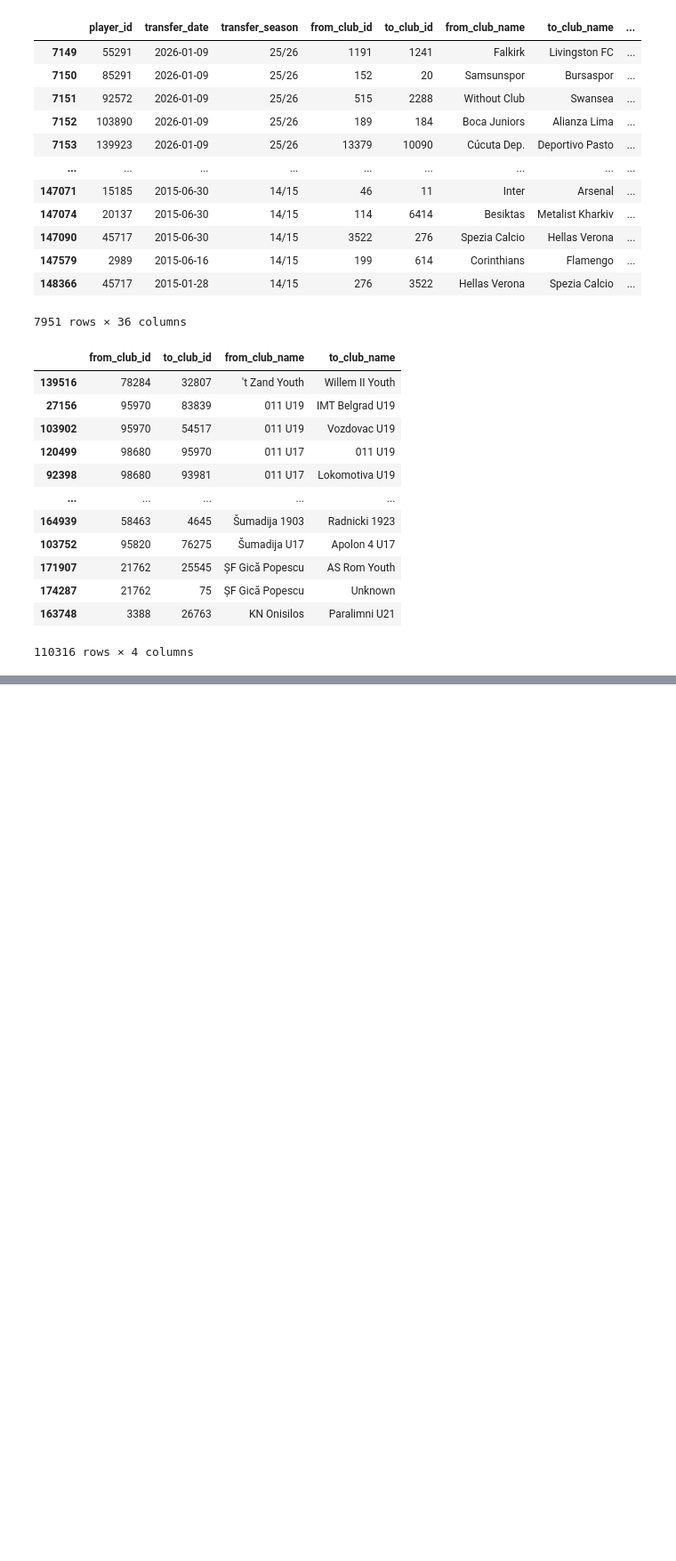
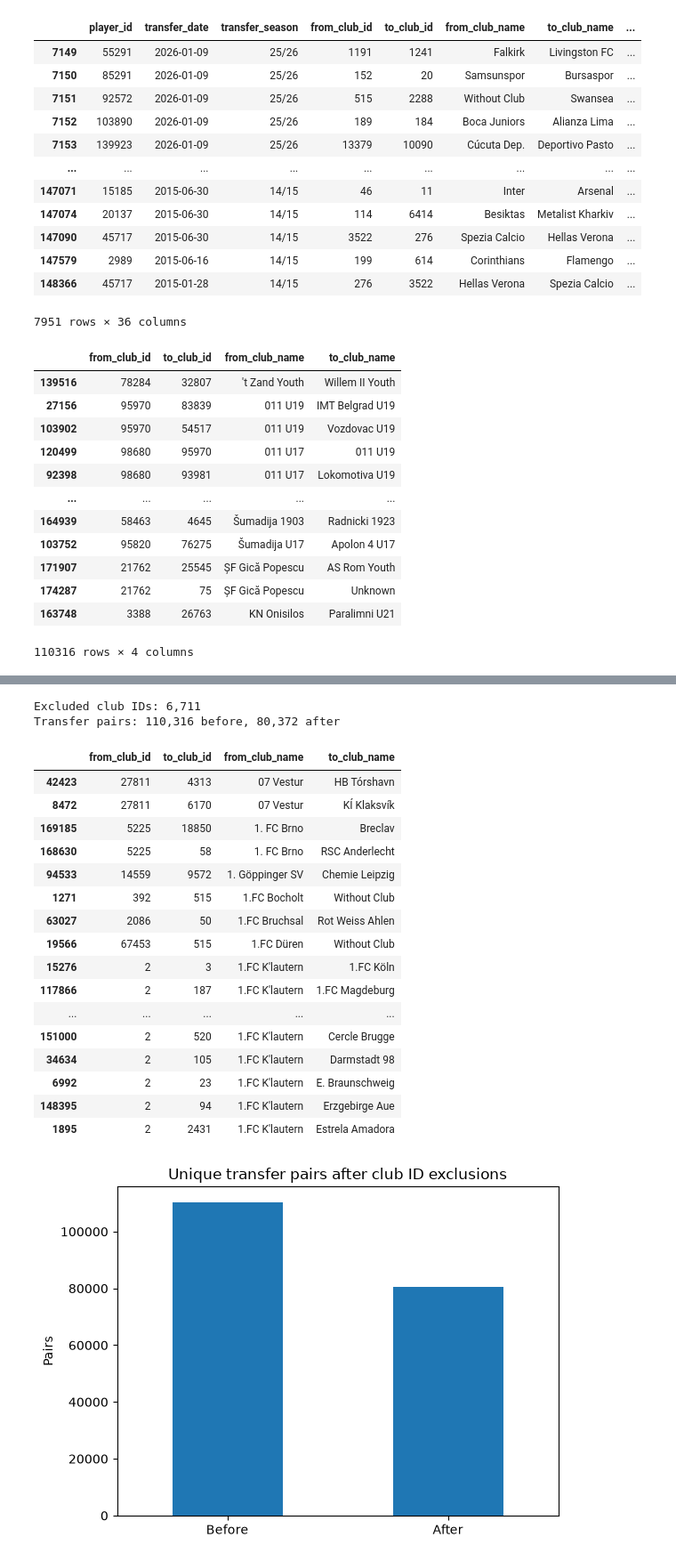
Before and after one commit to detchampenBo/Go_Nuts_repos, a Jupyter notebook: pnas_report/notebooks/dataclean.ipynb, the cells around one changed output, grey strips where cells are left out. Shown at 89% size. Drawn from its saved outputs; the diff is of its cells as text; code cells hidden in the pictures; blank space fills up the shorter version.

Commit message:
data clean

```diff
--- a/pnas_report/notebooks/dataclean.ipynb
+++ b/pnas_report/notebooks/dataclean.ipynb
@@ -139,0 +159,41 @@ unique_transfers
+# %%
+exclusion_ids = set(pd.read_csv(data_dir.parent / 'exclusion_criteria.csv')['club_id'])
+cleaned_unique_transfers = unique_transfers[
+    ~unique_transfers['from_club_id'].isin(exclusion_ids)
+    & ~unique_transfers['to_club_id'].isin(exclusion_ids)
+].copy()
+
+cleaned_transfers_with_players = transfers_with_players[
+    ~transfers_with_players['from_club_id'].isin(exclusion_ids)
+    & ~transfers_with_players['to_club_id'].isin(exclusion_ids)
+].copy()
+
+print(f'Excluded club IDs: {len(exclusion_ids):,}')
+print(f'Transfer pairs: {len(unique_transfers):,} before, {len(cleaned_unique_transfers):,} after')
+print(f'Player transfers: {len(transfers_with_players):,} before, {len(cleaned_transfers_with_players):,} after')
+display(cleaned_unique_transfers.head(20))
+
+pd.Series(
+    {'Before': len(unique_transfers), 'After': len(cleaned_unique_transfers)}
+).plot.bar(title='Unique transfer pairs after club ID exclusions', rot=0, ylabel='Pairs');
+# %% [output]
+Excluded club IDs: 6,711
+Transfer pairs: 110,316 before, 80,372 after
+|  | from_club_id | to_club_id | from_club_name | to_club_name |
+| 42423 | 27811 | 4313 | 07 Vestur | HB Tórshavn |
+| 8472 | 27811 | 6170 | 07 Vestur | KÍ Klaksvík |
+| 169185 | 5225 | 18850 | 1. FC Brno | Breclav |
+| 168630 | 5225 | 58 | 1. FC Brno | RSC Anderlecht |
+| 94533 | 14559 | 9572 | 1. Göppinger SV | Chemie Leipzig |
+| 1271 | 392 | 515 | 1.FC Bocholt | Without Club |
+| 63027 | 2086 | 50 | 1.FC Bruchsal | Rot Weiss Ahlen |
+| 19566 | 67453 | 515 | 1.FC Düren | Without Club |
+| 15276 | 2 | 3 | 1.FC K'lautern | 1.FC Köln |
+| 117866 | 2 | 187 | 1.FC K'lautern | 1.FC Magdeburg |
+| ... | ... | ... | ... | ... |
+| 151000 | 2 | 520 | 1.FC K'lautern | Cercle Brugge |
+| 34634 | 2 | 105 | 1.FC K'lautern | Darmstadt 98 |
+| 6992 | 2 | 23 | 1.FC K'lautern | E. Braunschweig |
+| 148395 | 2 | 94 | 1.FC K'lautern | Erzgebirge Aue |
+| 1895 | 2 | 2431 | 1.FC K'lautern | Estrela Amadora |
+[figure, added]
```
Also changed, not shown: parts of 3 cells of this notebook, 10 other files.
